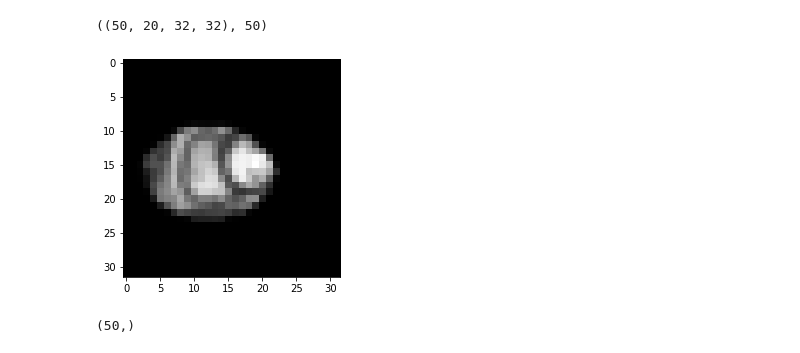
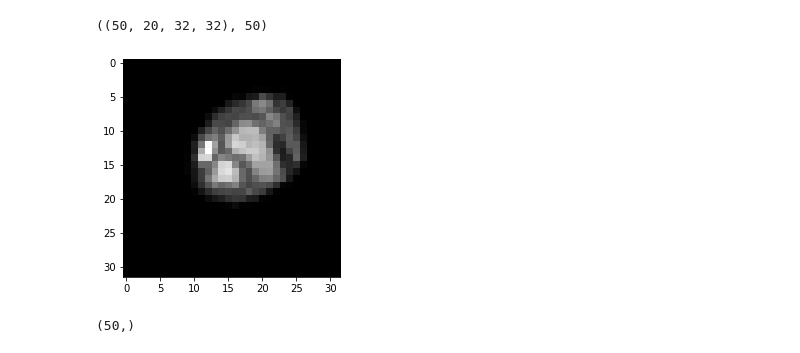
Before and after one commit to MattG-bci/Dissertation, a Jupyter notebook: src/Supplementary methods/SupplementaryMethods - SVC.ipynb, the cells around one changed output. Cells and saved outputs as stored; diff of their text form; code cells hidden in the pictures.

```diff
--- a/src/Supplementary methods/SupplementaryMethods - SVC.ipynb
+++ b/src/Supplementary methods/SupplementaryMethods - SVC.ipynb
@@ -158,5 +187,7 @@ aug_avg_log_loss = []
 # %% [markdown]
 # Physical Transformation
+# %%
+x = x.astype(np.float32)
 # %%
 X_train, X_test, y_train, y_test = train_test_split(x, y, test_size=0.3)
 # %%
@@ -188,10 +219,12 @@ augmented_images.shape, len(labels)
 # %% [output]
 ((50, 20, 32, 32), 50)
 # %%
-plt.imshow(augmented_images[8][0], cmap="gray")
+fig = plt.figure()
+plt.imshow(augmented_images[8][9], cmap="gray")
 plt.show()
+fig.savefig("Rotated CMRI image.jpg", bbox_inches='tight')
 # %% [output]
-[figure, old version]
+[figure, new version]
 # %%
 y_aug = np.array(labels)
 y_aug = y_aug.flatten()
```
Also changed, not shown: parts of 81 cells of this notebook, 36 other files.
